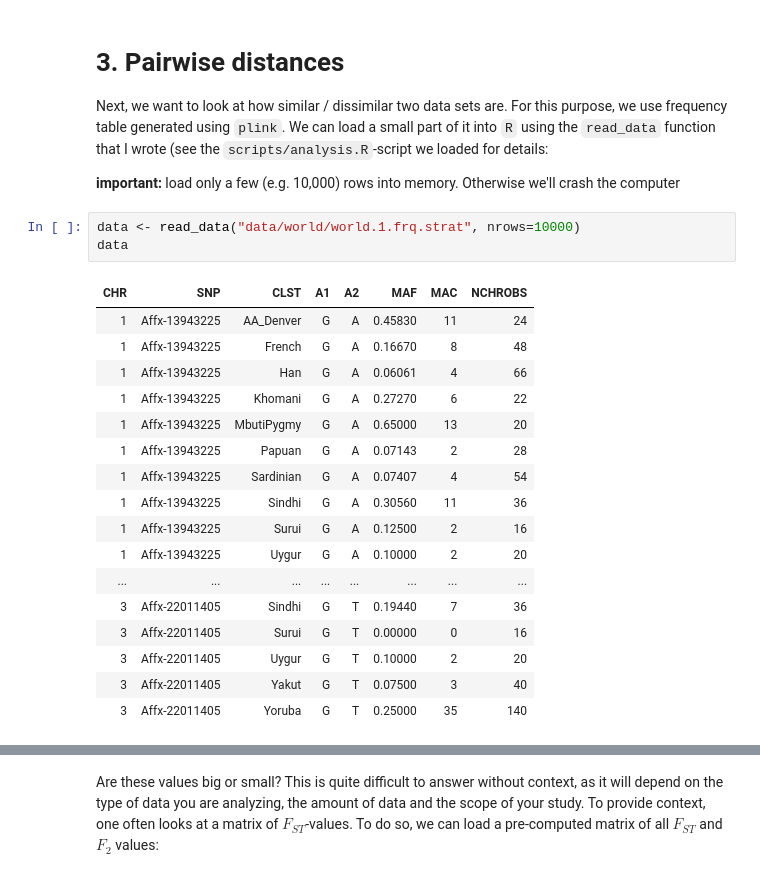
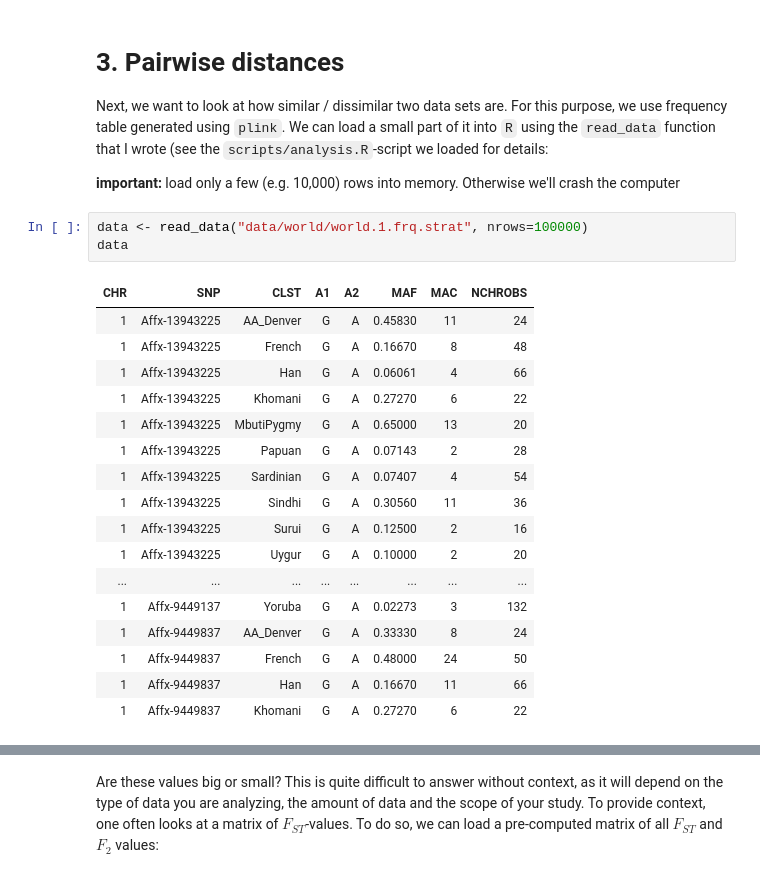
Before and after one commit to BenjaminPeter/cph_course, a Jupyter notebook: F-stats tutorial solution.ipynb, the cells around one changed output, grey strips where cells are left out. Cells and saved outputs as stored; diff of their text form.

```diff
--- a/F-stats tutorial solution.ipynb
+++ b/F-stats tutorial solution.ipynb
@@ -63,25 +65,25 @@ Next, we want to look at how similar / dissimilar two data sets are. For this pu
 
 **important:** load only a few (e.g. 10,000) rows into memory. Otherwise we'll crash the computer
 # %%
-data <- read_data("data/world/world.1.frq.strat", nrows=10000)
+data <- read_data("data/world/world.1.frq.strat", nrows=100000)
 data
 # %% [output]
 | CHR | SNP | CLST | A1 | A2 | MAF | MAC | NCHROBS |
 | 1 | Affx-13943225 | AA_Denver | G | A | 0.45830 | 11 | 24 |
 | 1 | Affx-13943225 | French | G | A | 0.16670 | 8 | 48 |
 | 1 | Affx-13943225 | Han | G | A | 0.06061 | 4 | 66 |
 | 1 | Affx-13943225 | Khomani | G | A | 0.27270 | 6 | 22 |
 | 1 | Affx-13943225 | MbutiPygmy | G | A | 0.65000 | 13 | 20 |
 | 1 | Affx-13943225 | Papuan | G | A | 0.07143 | 2 | 28 |
 | 1 | Affx-13943225 | Sardinian | G | A | 0.07407 | 4 | 54 |
 | 1 | Affx-13943225 | Sindhi | G | A | 0.30560 | 11 | 36 |
 | 1 | Affx-13943225 | Surui | G | A | 0.12500 | 2 | 16 |
 | 1 | Affx-13943225 | Uygur | G | A | 0.10000 | 2 | 20 |
 | ... | ... | ... | ... | ... | ... | ... | ... |
-| 3 | Affx-22011405 | Sindhi | G | T | 0.19440 | 7 | 36 |
-| 3 | Affx-22011405 | Surui | G | T | 0.00000 | 0 | 16 |
-| 3 | Affx-22011405 | Uygur | G | T | 0.10000 | 2 | 20 |
-| 3 | Affx-22011405 | Yakut | G | T | 0.07500 | 3 | 40 |
-| 3 | Affx-22011405 | Yoruba | G | T | 0.25000 | 35 | 140 |
+| 1 | Affx-9449137 | Yoruba | G | A | 0.02273 | 3 | 132 |
+| 1 | Affx-9449837 | AA_Denver | G | A | 0.33330 | 8 | 24 |
+| 1 | Affx-9449837 | French | G | A | 0.48000 | 24 | 50 |
+| 1 | Affx-9449837 | Han | G | A | 0.16670 | 11 | 66 |
+| 1 | Affx-9449837 | Khomani | G | A | 0.27270 | 6 | 22 |
 # %%
 #this may take a long time!
```
Also changed, not shown: parts of 11 cells of this notebook, 1 other file.
